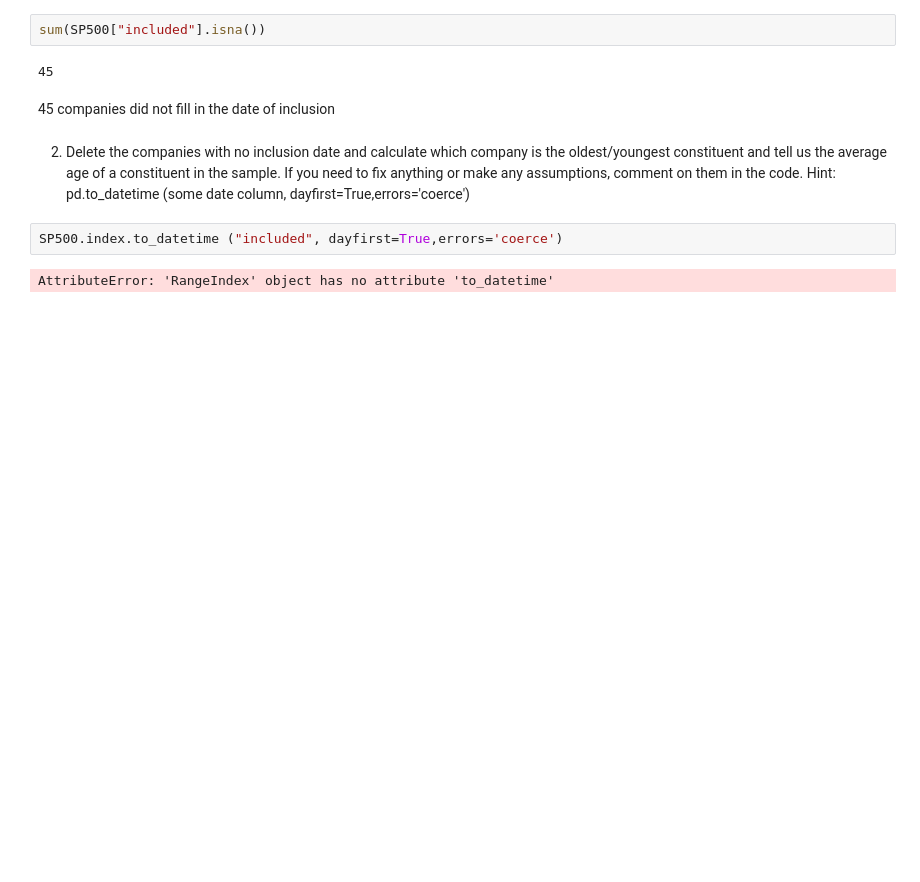
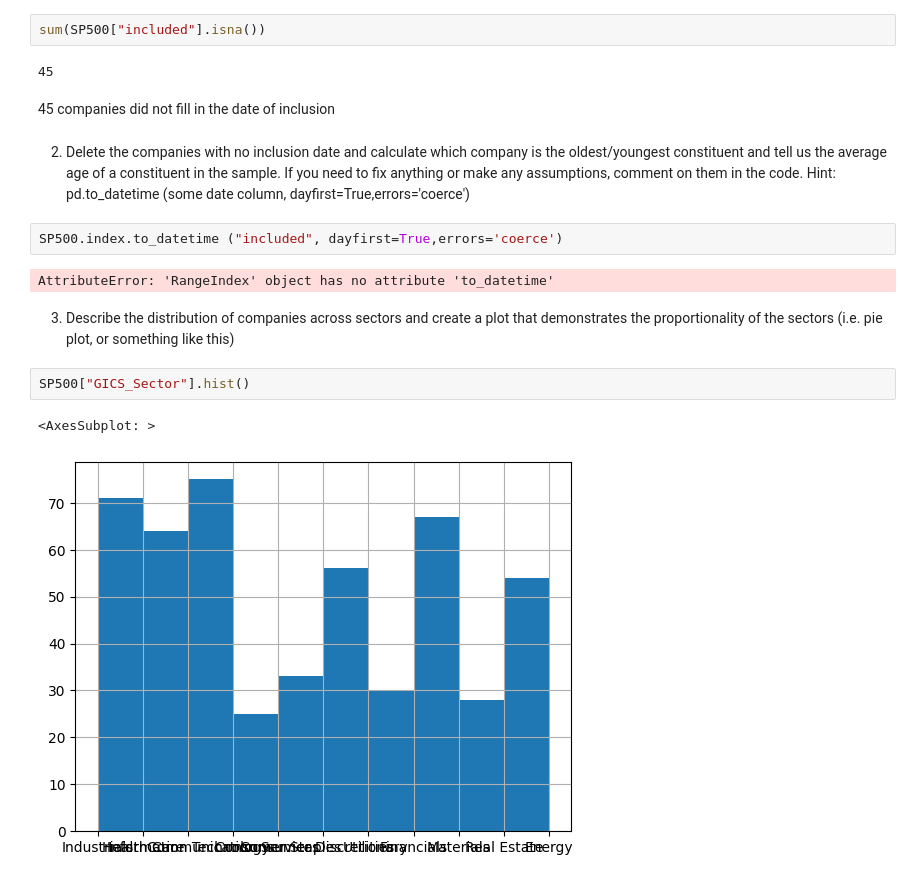
Before and after one commit to tomassamaj/midterm_python, a Jupyter notebook: midterm.ipynb, the cells around one changed output. Saved outputs shown, nothing was run; the diff lists cells and outputs as text; blank space fills up the shorter version.

```diff
--- a/midterm.ipynb
+++ b/midterm.ipynb
@@ -281,3 +281,11 @@ Hint: pd.to_datetime (some date column, dayfirst=True,errors='coerce')
 SP500.index.to_datetime ("included", dayfirst=True,errors='coerce')
 # %% [output]
 AttributeError: 'RangeIndex' object has no attribute 'to_datetime'
+# %% [markdown]
+3) Describe the distribution of companies across sectors and create a plot that
+demonstrates the proportionality of the sectors (i.e. pie plot, or something like this)
+# %%
+SP500["GICS_Sector"].hist()
+# %% [output]
+<AxesSubplot: >
+[figure, added]
```
